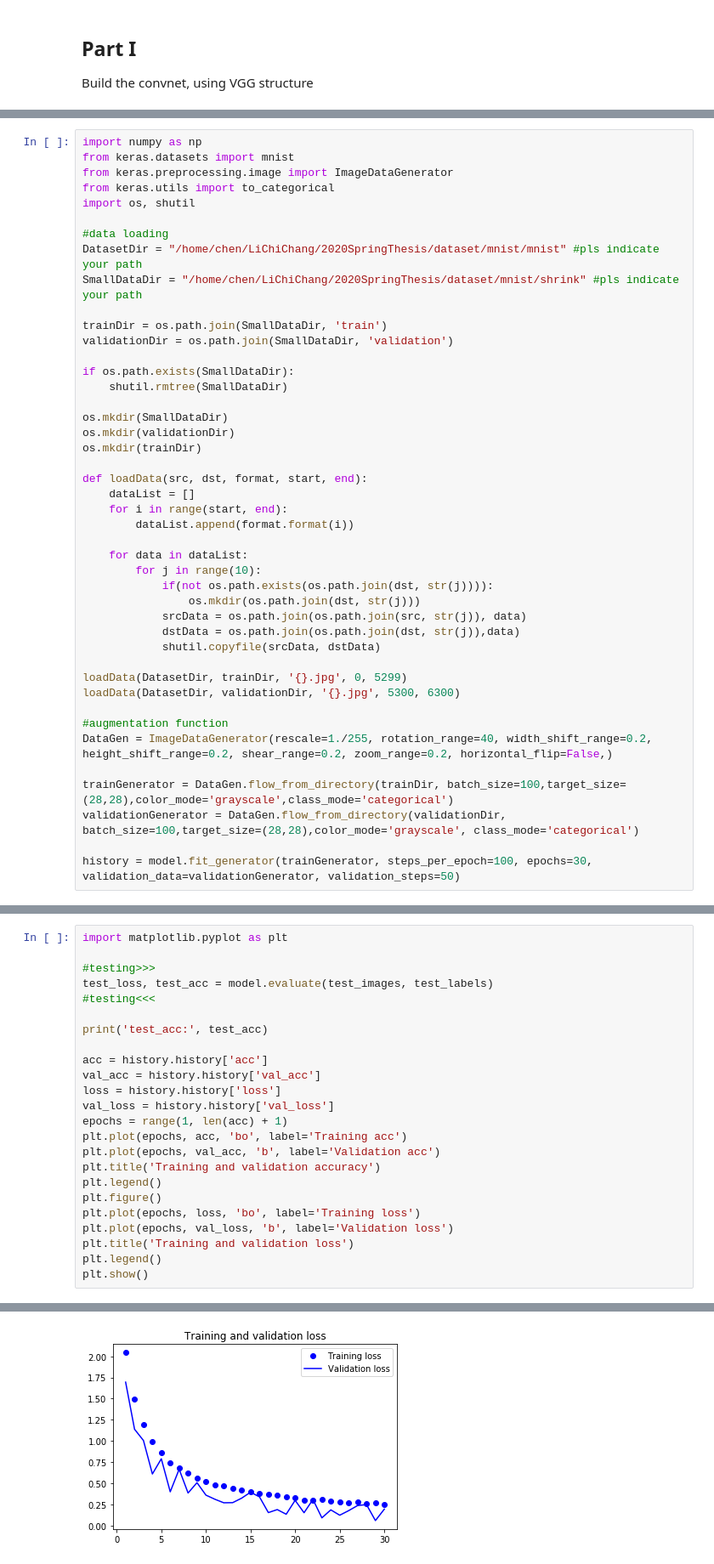
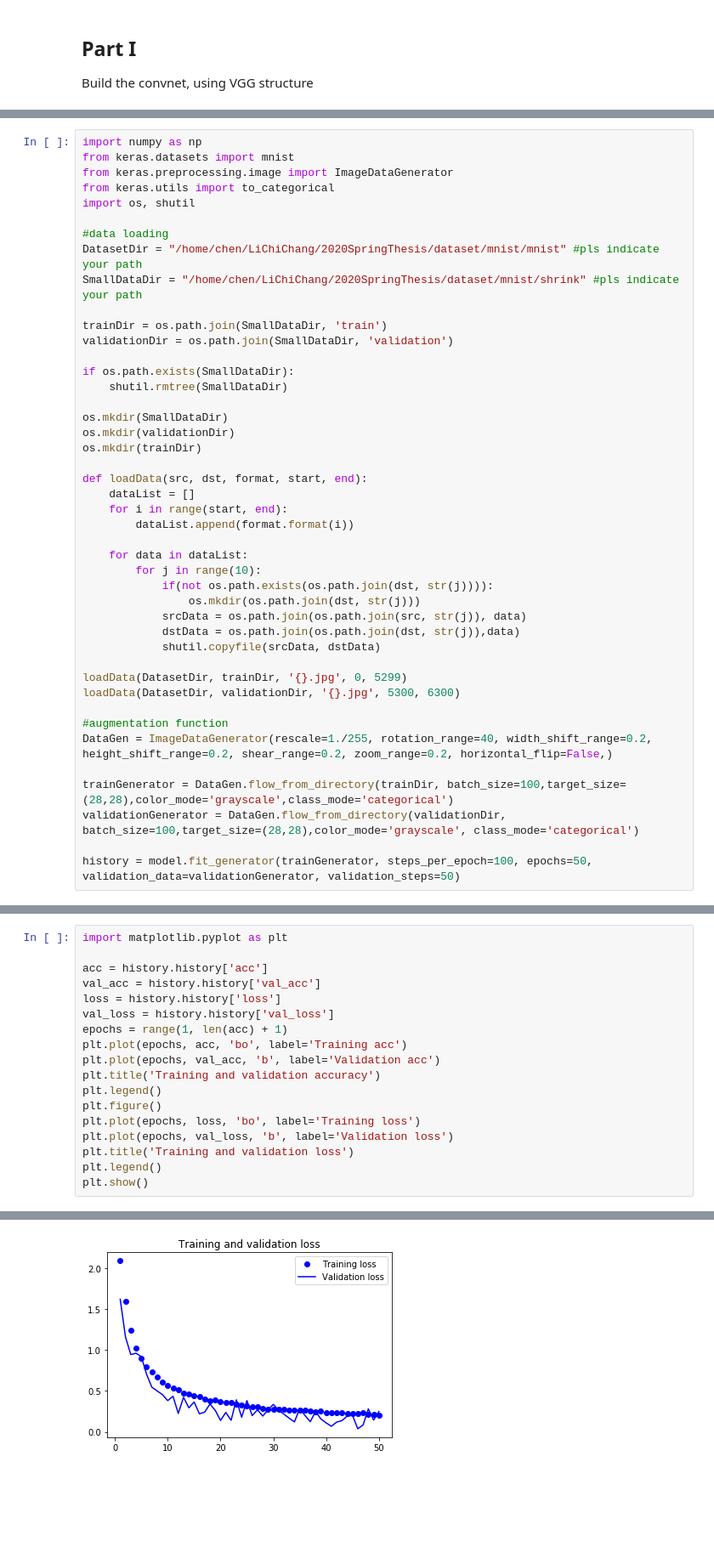
Before and after one commit to Li-Chi-Chang/2020SpringThesis, a Jupyter notebook: Week11/redoHW.ipynb, the cells around one changed output, grey strips where cells are left out. Shown at 85% size. Cells and saved outputs as stored; diff of their text form; blank space fills up the shorter version.

```diff
--- a/Week11/redoHW.ipynb
+++ b/Week11/redoHW.ipynb
@@ -100,7 +102,7 @@ DataGen = ImageDataGenerator(rescale=1./255, rotation_range=40, width_shift_rang
 trainGenerator = DataGen.flow_from_directory(trainDir, batch_size=100,target_size=(28,28),color_mode='grayscale',class_mode='categorical')
 validationGenerator = DataGen.flow_from_directory(validationDir, batch_size=100,target_size=(28,28),color_mode='grayscale', class_mode='categorical')
 
-history = model.fit_generator(trainGenerator, steps_per_epoch=100, epochs=30, validation_data=validationGenerator, validation_steps=50)
+history = model.fit_generator(trainGenerator, steps_per_epoch=100, epochs=50, validation_data=validationGenerator, validation_steps=50)
 # %% [output]
 Found 52990 images belonging to 10 classes.
 Found 10000 images belonging to 10 classes.
@@ -122,11 +128,5 @@ Epoch 30/30
 # %%
 import matplotlib.pyplot as plt
-
-#testing>>>
-test_loss, test_acc = model.evaluate(test_images, test_labels)
-#testing<<<
-
-print('test_acc:', test_acc)
 
 acc = history.history['acc']
 val_acc = history.history['val_acc']
@@ -150 +148 @@ test_acc: 0.9822999835014343
-[figure, old version]
+[figure, new version]
```
Also changed, not shown: parts of 7 cells of this notebook, 1 other file.
